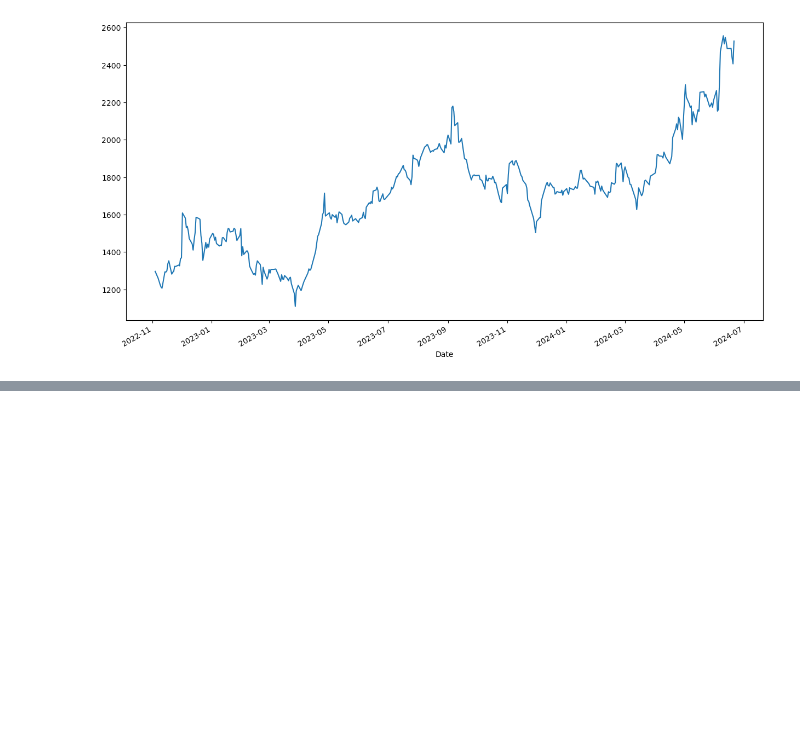
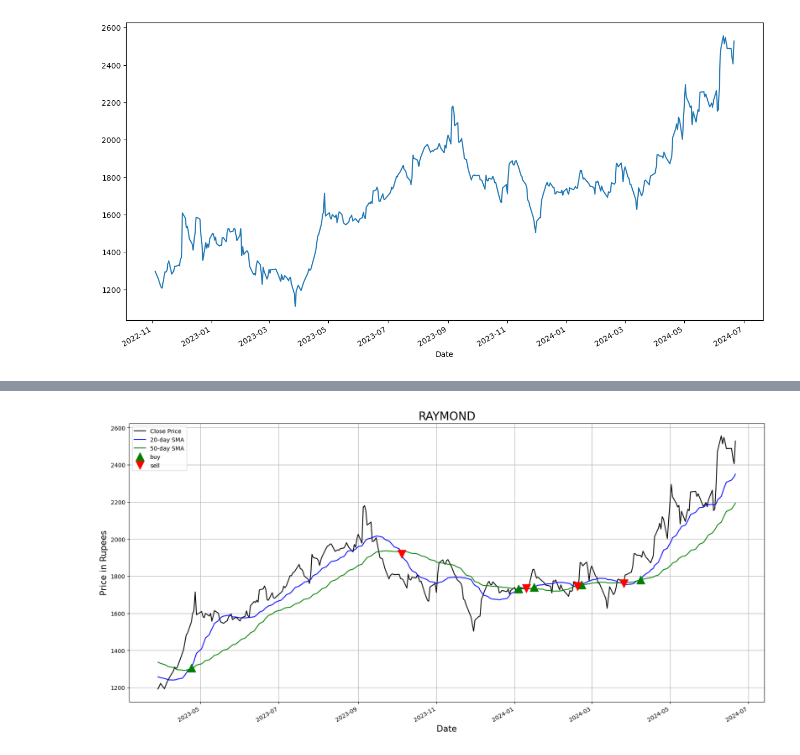
Before and after one commit to p4rz1v4l26/Indian-Stock-Market-using-NSETool-, a Jupyter notebook: signal_generation_strat.ipynb, the cells around one changed output, grey strips where cells are left out. Cells and saved outputs as stored; diff of their text form; code cells hidden in the pictures; blank space fills up the shorter version.

Commit message:
Signal Generator created for RAYMOND

```diff
--- a/signal_generation_strat.ipynb
+++ b/signal_generation_strat.ipynb
@@ -31,3 +32,6 @@ df[-400:].Close.plot(figsize=(15,8))
 # %% [output]
 <Axes: xlabel='Date'>
 [figure]
+# %%
+df['20_SMA'] = df.Close.rolling(window=20, min_periods=1).mean()
+df['50_SMA'] = df.Close.rolling(window=50, min_periods=1).mean()
@@ -33,0 +70,5 @@ df[-400:].Close.plot(figsize=(15,8))
+# %%
+df['Signal'] = 0
+df['Signal'] = np.where(df['20_SMA'] > df['50_SMA'], 1, 0)
+# %%
+df['Position'] = df.Signal.diff()
@@ -33,0 +91,22 @@ df[-400:].Close.plot(figsize=(15,8))
+# %%
+plt.figure(figsize = (20,10))
+# plot close price, short-term and long-term moving averages
+df.iloc[-300:]['Close'].plot(color = 'k', label= 'Close Price')
+df.iloc[-300:]['20_SMA'].plot(color = 'b',label = '20-day SMA')
+df.iloc[-300:]['50_SMA'].plot(color = 'g', label = '50-day SMA')
+# plot ‘buy’ signals
+plt.plot(df.iloc[-300:][df.iloc[-300:]['Position'] == 1].index,
+         df.iloc[-300:]['20_SMA'][df.iloc[-300:]['Position'] == 1],
+         '^', markersize = 15, color = 'g', label = 'buy')
+# plot ‘sell’ signals
+plt.plot(df.iloc[-300:][df.iloc[-300:]['Position'] == -1].index,
+         df.iloc[-300:]['20_SMA'][df.iloc[-300:]['Position'] == -1],
+         'v', markersize = 15, color = 'r', label = 'sell')
+plt.ylabel('Price in Rupees', fontsize = 15 )
+plt.xlabel('Date', fontsize = 15 )
+plt.title('RAYMOND', fontsize = 20)
+plt.legend()
+plt.grid()
+plt.show()
+# %% [output]
+[figure, added]
```
Also changed, not shown: parts of 5 cells of this notebook.
